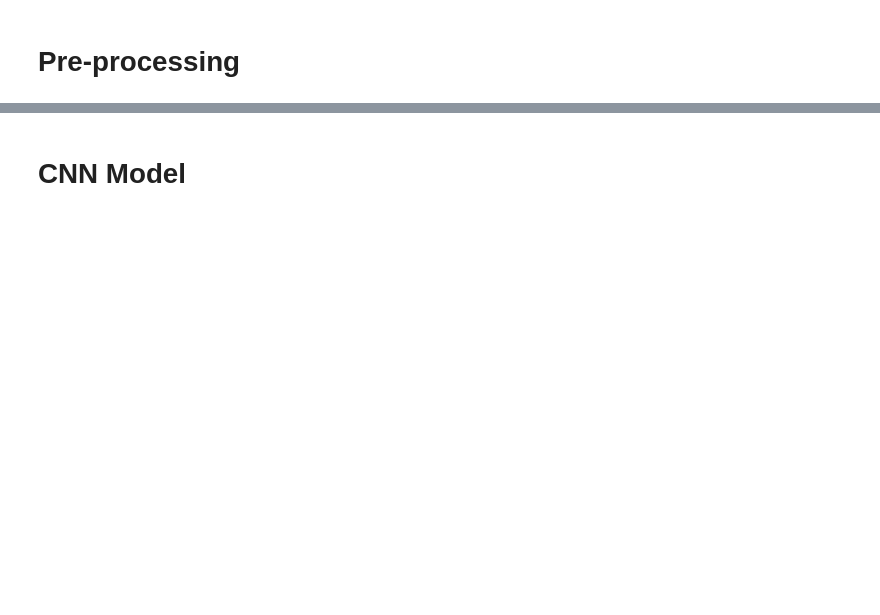
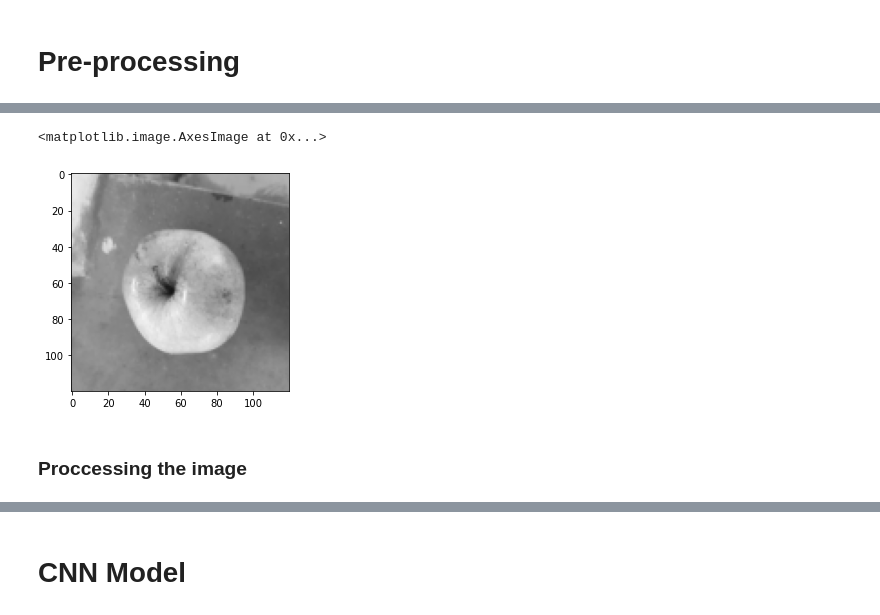
Before and after one commit to ChetanKrishna07/Fruit_Recognition, a Jupyter notebook: Fruit Recognition.ipynb, the cells around one changed output, grey strips where cells are left out. Saved outputs shown, nothing was run; the diff lists cells and outputs as text; code cells hidden in the pictures; blank space fills up the shorter version.

```diff
--- a/Fruit Recognition.ipynb
+++ b/Fruit Recognition.ipynb
@@ -32,0 +56,3 @@ plt.imshow(training_set.next()[0][1])
+# %%
+for i in range(len(trainX)):
+    trainX[i] = grayScale(trainX[i])
@@ -32,0 +64,7 @@ plt.imshow(training_set.next()[0][1])
+# %%
+plt.imshow(trainX[9])
+# %% [output]
+<matplotlib.image.AxesImage at 0x...>
+[figure, added]
+# %% [markdown]
+### Proccessing the image
```
Also changed, not shown: parts of 28 cells of this notebook, 1 other file.
